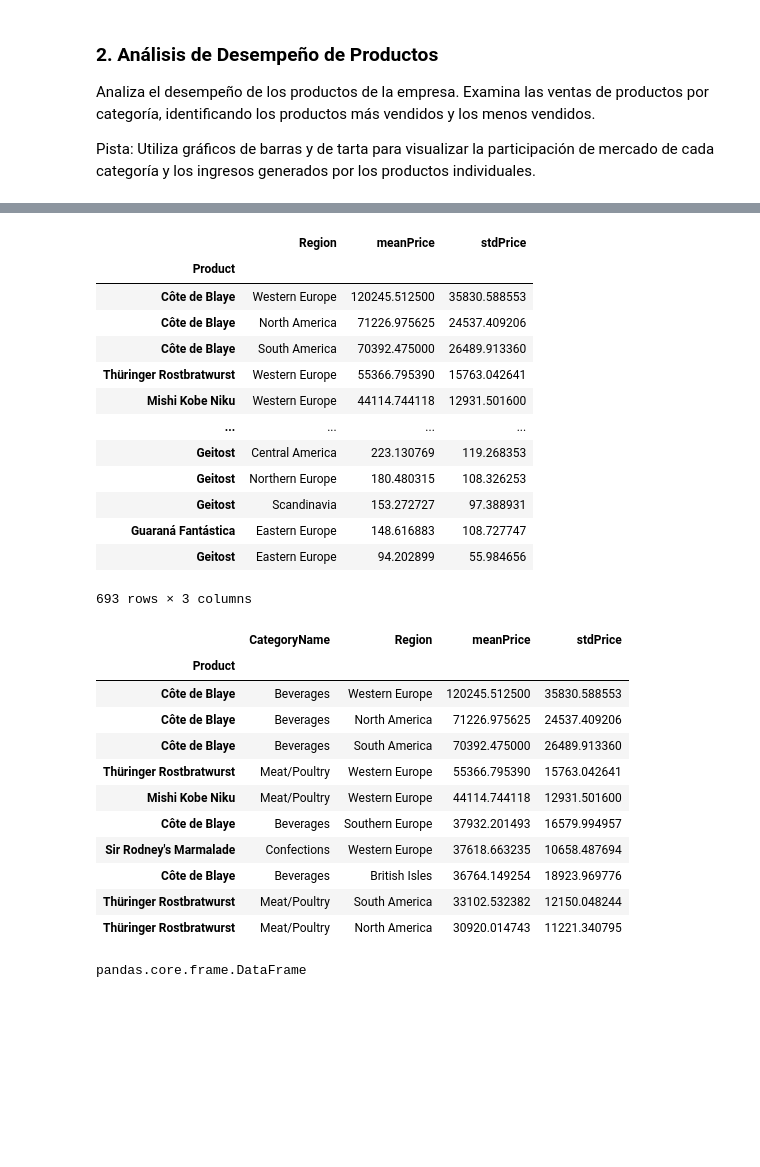
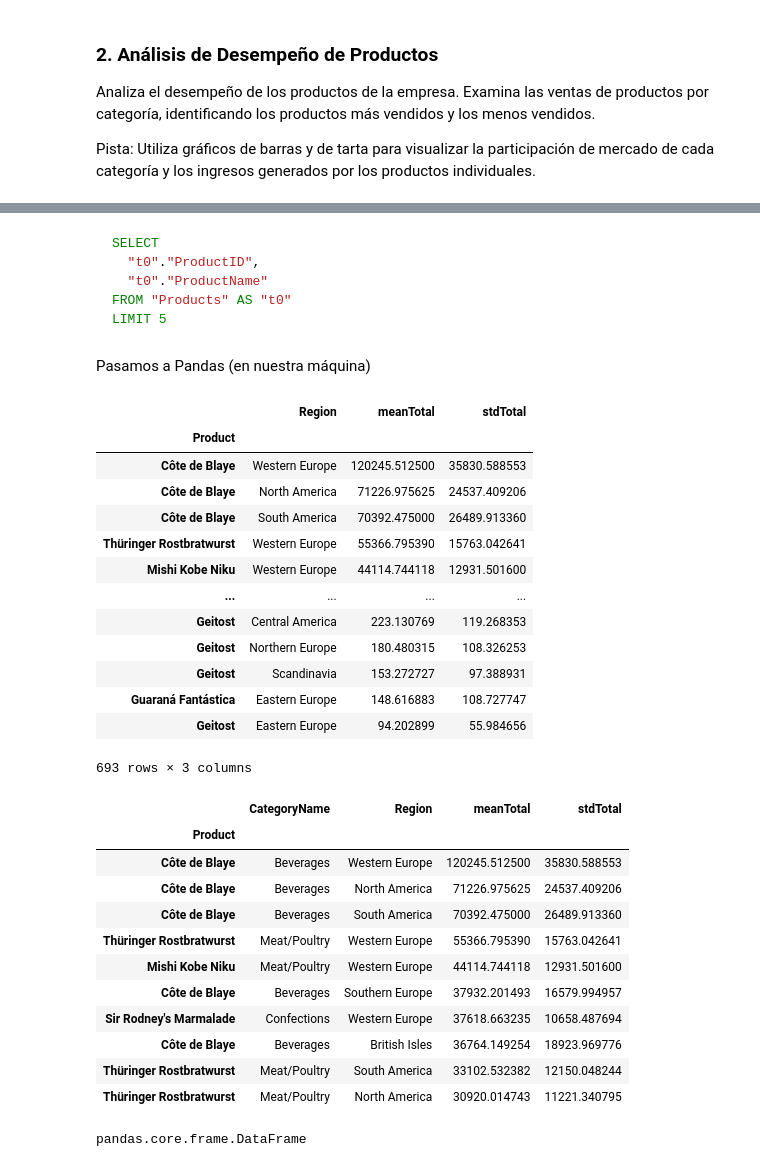
Before and after one commit to IraitzTB/TheBridge_DSPT, a Jupyter notebook: 2-Data Analysis/6-Bases de datos/SQL/Practica/Northwind/Challenge.ipynb, the cells around one changed output, grey strips where cells are left out. Drawn from its saved outputs; the diff is of its cells as text; code cells hidden in the pictures; blank space fills up the shorter version.

````diff
--- a/2-Data Analysis/6-Bases de datos/SQL/Practica/Northwind/Challenge.ipynb
+++ b/2-Data Analysis/6-Bases de datos/SQL/Practica/Northwind/Challenge.ipynb
@@ -178,6 +178,6 @@ data_df
 | 86609 | 2012 | 09 | Northern Europe | Geitost | 2.5 |
 86610 rows × 5 columns
 # %%
-product_profit = data_df.groupby(["Product","Region"]).agg(meanPrice=("Total", "mean"), stdPrice=("Total","std")).sort_values("meanPrice", ascending=False)
+product_profit = data_df.groupby(["Product","Region"]).agg(meanTotal=("Total", "mean"), stdTotal=("Total","std")).sort_values("meanTotal", ascending=False)
 product_profit
 # %% [output]
@@ -229,7 +229,7 @@ Pista: Utiliza gráficos de barras y de tarta para visualizar la participación
 import ibis
 
 # Para ejecución interactiva
-# ibis.options.interactive = True
+ibis.options.interactive = True
 
 con = ibis.sqlite.connect('data/northwind.db')
 # %%
@@ -259,3 +310,15 @@ r1 := DatabaseTable: Products
+# %%
+ibis.to_sql(products[["ProductID","ProductName"]].head(5))
+# %% [output]
+```sql
+SELECT
+  "t0"."ProductID",
+  "t0"."ProductName"
+FROM "Products" AS "t0"
+LIMIT 5
+```
+# %% [markdown]
+Pasamos a Pandas (en nuestra máquina)
 # %%
 category_df = joined_products.select(["CategoryName", "ProductName"]).to_pandas()
 category_df.rename(columns={"ProductName": "Product"}, inplace=True)
@@ -266,7 +329,7 @@ product_profit.set_index("Product", inplace=True)
 # %%
 product_profit
 # %% [output]
-|  | Region | meanPrice | stdPrice |
+|  | Region | meanTotal | stdTotal |
 | Product |  |  |  |
 | Côte de Blaye | Western Europe | 120245.512500 | 35830.588553 |
 | Côte de Blaye | North America | 71226.975625 | 24537.409206 |
@@ -281,9 +344,9 @@ product_profit
 | Geitost | Eastern Europe | 94.202899 | 55.984656 |
 693 rows × 3 columns
 # %%
-category_df.join(product_profit).sort_values("meanPrice", ascending=False).head(10)
+category_df.join(product_profit).sort_values("meanTotal", ascending=False).head(10)
 # %% [output]
-|  | CategoryName | Region | meanPrice | stdPrice |
+|  | CategoryName | Region | meanTotal | stdTotal |
 | Product |  |  |  |  |
 | Côte de Blaye | Beverages | Western Europe | 120245.512500 | 35830.588553 |
 | Côte de Blaye | Beverages | North America | 71226.975625 | 24537.409206 |
````
Also changed, not shown: parts of 30 cells of this notebook.
